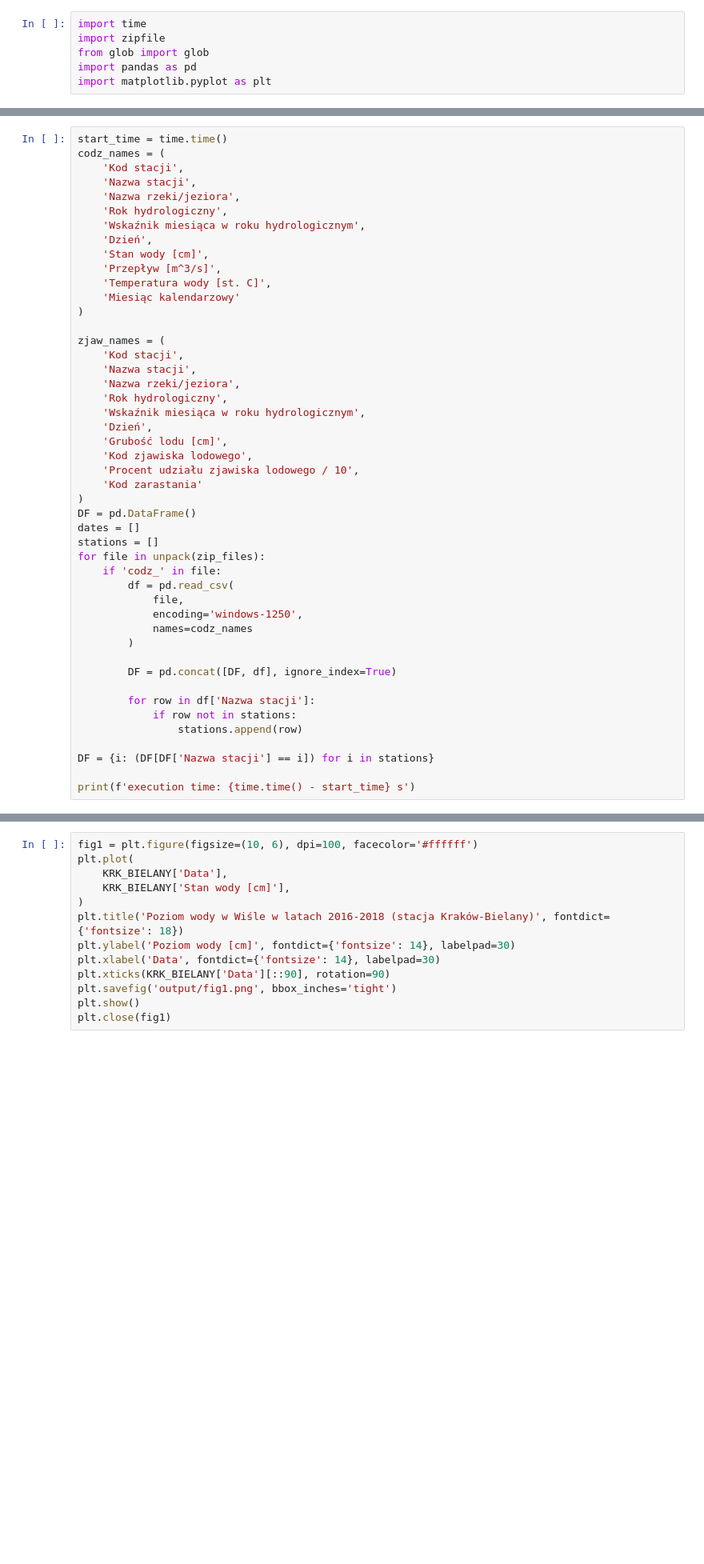
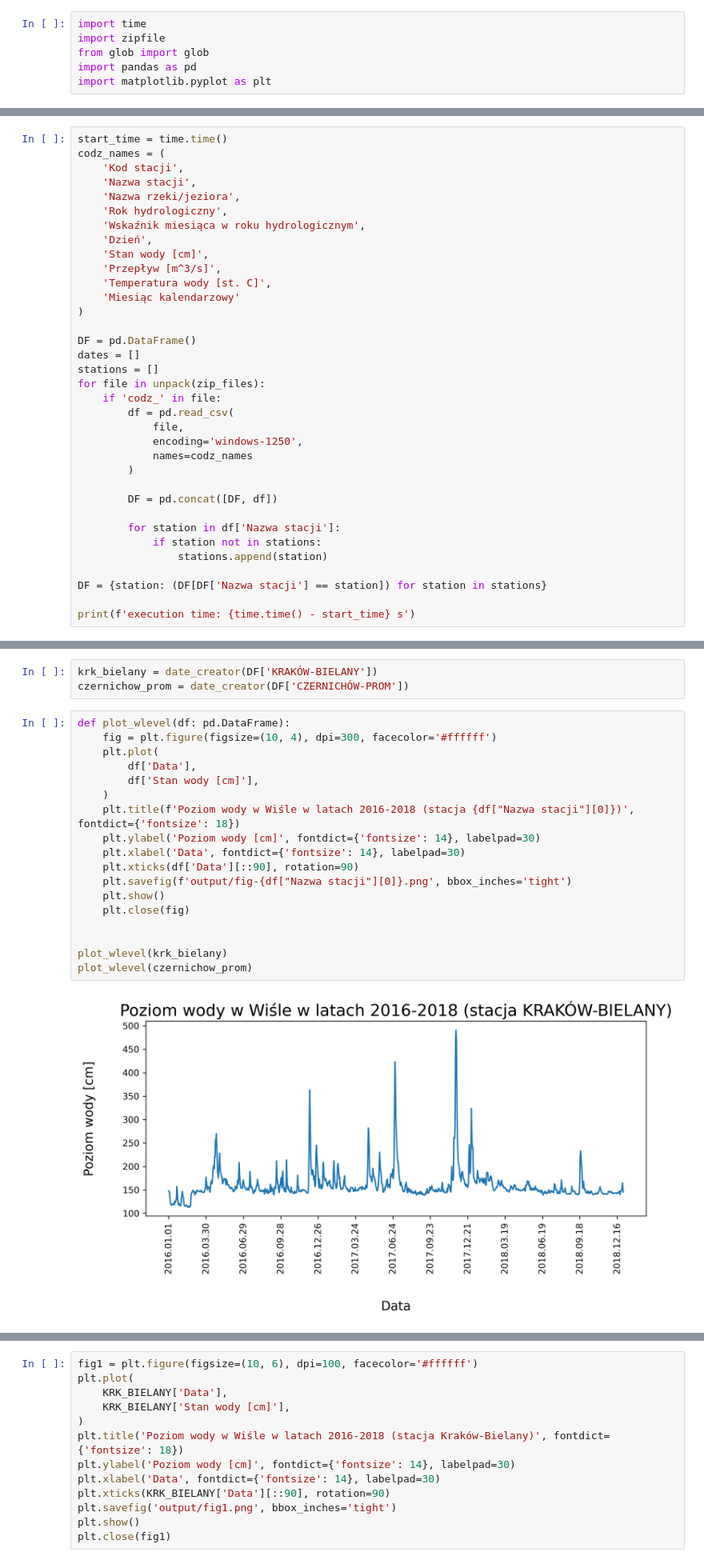
Before and after one commit to f1lem0n/vistula-level, a Jupyter notebook: main.ipynb, the cells around one changed output, grey strips where cells are left out. Shown: that part at 80% size. Saved outputs shown, nothing was run; the diff lists cells and outputs as text; blank space fills up the shorter version.

Commit message:
date creator

```diff
--- a/main.ipynb
+++ b/main.ipynb
@@ -41,18 +49,6 @@ codz_names = (
     'Miesiąc kalendarzowy'
 )
 
-zjaw_names = (
-    'Kod stacji',
-    'Nazwa stacji',
-    'Nazwa rzeki/jeziora',
-    'Rok hydrologiczny',
-    'Wskaźnik miesiąca w roku hydrologicznym',
-    'Dzień',
-    'Grubość lodu [cm]',
-    'Kod zjawiska lodowego',
-    'Procent udziału zjawiska lodowego / 10',
-    'Kod zarastania'
-)
 DF = pd.DataFrame()
 dates = []
 stations = []
@@ -64,13 +60,13 @@ for file in unpack(zip_files):
             names=codz_names
         )
 
-        DF = pd.concat([DF, df], ignore_index=True)
+        DF = pd.concat([DF, df])
 
-        for row in df['Nazwa stacji']:
-            if row not in stations:
-                stations.append(row)
+        for station in df['Nazwa stacji']:
+            if station not in stations:
+                stations.append(station)
 
-DF = {i: (DF[DF['Nazwa stacji'] == i]) for i in stations}
+DF = {station: (DF[DF['Nazwa stacji'] == station]) for station in stations}
 
 print(f'execution time: {time.time() - start_time} s')
 # %% [output]
@@ -109,0 +99,23 @@ krk_bielany
+# %%
+krk_bielany = date_creator(DF['KRAKÓW-BIELANY'])
+czernichow_prom = date_creator(DF['CZERNICHÓW-PROM'])
+# %%
+def plot_wlevel(df: pd.DataFrame):
+    fig = plt.figure(figsize=(10, 4), dpi=300, facecolor='#ffffff')
+    plt.plot(
+        df['Data'],
+        df['Stan wody [cm]'],
+    )
+    plt.title(f'Poziom wody w Wiśle w latach 2016-2018 (stacja {df["Nazwa stacji"][0]})', fontdict={'fontsize': 18})
+    plt.ylabel('Poziom wody [cm]', fontdict={'fontsize': 14}, labelpad=30)
+    plt.xlabel('Data', fontdict={'fontsize': 14}, labelpad=30)
+    plt.xticks(df['Data'][::90], rotation=90)
+    plt.savefig(f'output/fig-{df["Nazwa stacji"][0]}.png', bbox_inches='tight')
+    plt.show()
+    plt.close(fig)
+
+
+plot_wlevel(krk_bielany)
+plot_wlevel(czernichow_prom)
+# %% [output]
+[figure, added]
```
Also changed, not shown: parts of 12 cells of this notebook, 4 other files.
